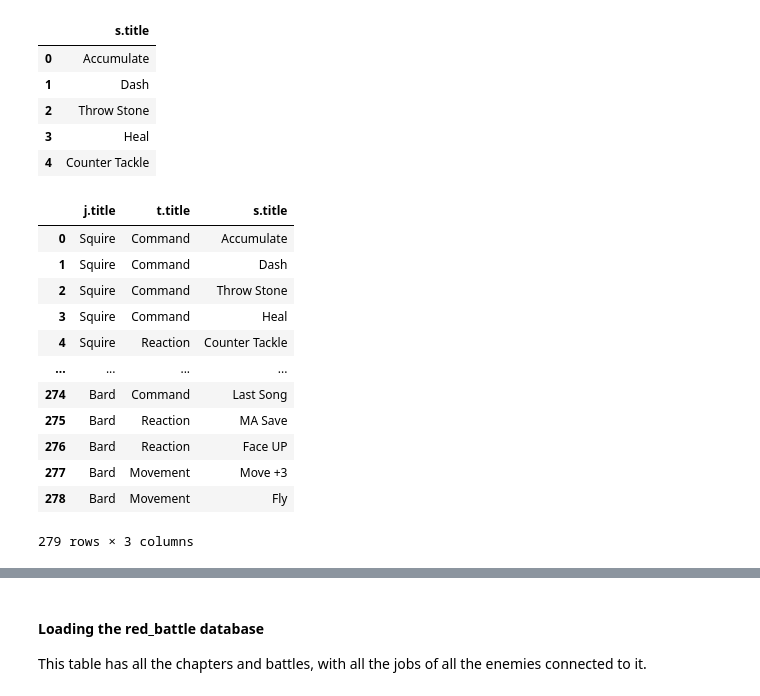
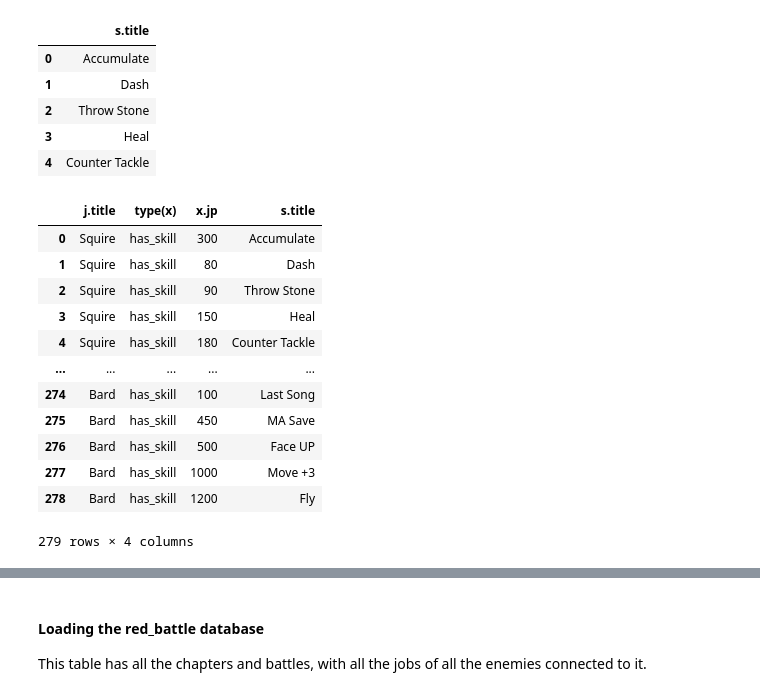
Before and after one commit to rowevscolumn/FinalFantasyTacticsInNeo4j, a Jupyter notebook: 01_loadingData.ipynb, the cells around one changed output, grey strips where cells are left out. Drawn from its saved outputs; the diff is of its cells as text; code cells hidden in the pictures.

```diff
--- a/01_loadingData.ipynb
+++ b/01_loadingData.ipynb
@@ -269,29 +289,27 @@ RETURN s.title;
 # %%
 # This loads all relationships of jobs, skills and types
 gds.runCypher(
     """
 LOAD CSV WITH HEADERS FROM 'file:///fft_skills.csv' AS row
 WITH row
     MATCH (j:Job {title:row['job']})
-    MATCH (t:Type {title:row['type']})
-    MATCH (s:Skill {title:row['name']})
+    MATCH (s:Skill {title:row['name'], type:row['type']})
     CREATE (j)-[x:has_skill {jp:toInteger(row["jp"])}]->(s)
-    CREATE (s)-[y:is_type]->(t)
-RETURN j.title,t.title,s.title;
+RETURN j.title, type(x), x.jp, s.title;
     """
 )
 #! End of Skills file
 # %% [output]
-|  | j.title | t.title | s.title |
-| 0 | Squire | Command | Accumulate |
-| 1 | Squire | Command | Dash |
-| 2 | Squire | Command | Throw Stone |
-| 3 | Squire | Command | Heal |
-| 4 | Squire | Reaction | Counter Tackle |
-| ... | ... | ... | ... |
-| 274 | Bard | Command | Last Song |
-| 275 | Bard | Reaction | MA Save |
-| 276 | Bard | Reaction | Face UP |
-| 277 | Bard | Movement | Move +3 |
-| 278 | Bard | Movement | Fly |
+|  | j.title | type(x) | x.jp | s.title |
+| 0 | Squire | has_skill | 300 | Accumulate |
+| 1 | Squire | has_skill | 80 | Dash |
+| 2 | Squire | has_skill | 90 | Throw Stone |
+| 3 | Squire | has_skill | 150 | Heal |
+| 4 | Squire | has_skill | 180 | Counter Tackle |
+| ... | ... | ... | ... | ... |
+| 274 | Bard | has_skill | 100 | Last Song |
+| 275 | Bard | has_skill | 450 | MA Save |
+| 276 | Bard | has_skill | 500 | Face UP |
+| 277 | Bard | has_skill | 1000 | Move +3 |
+| 278 | Bard | has_skill | 1200 | Fly |
-279 rows × 3 columns
+279 rows × 4 columns
```
Also changed, not shown: parts of 27 cells of this notebook, 5 other files.
